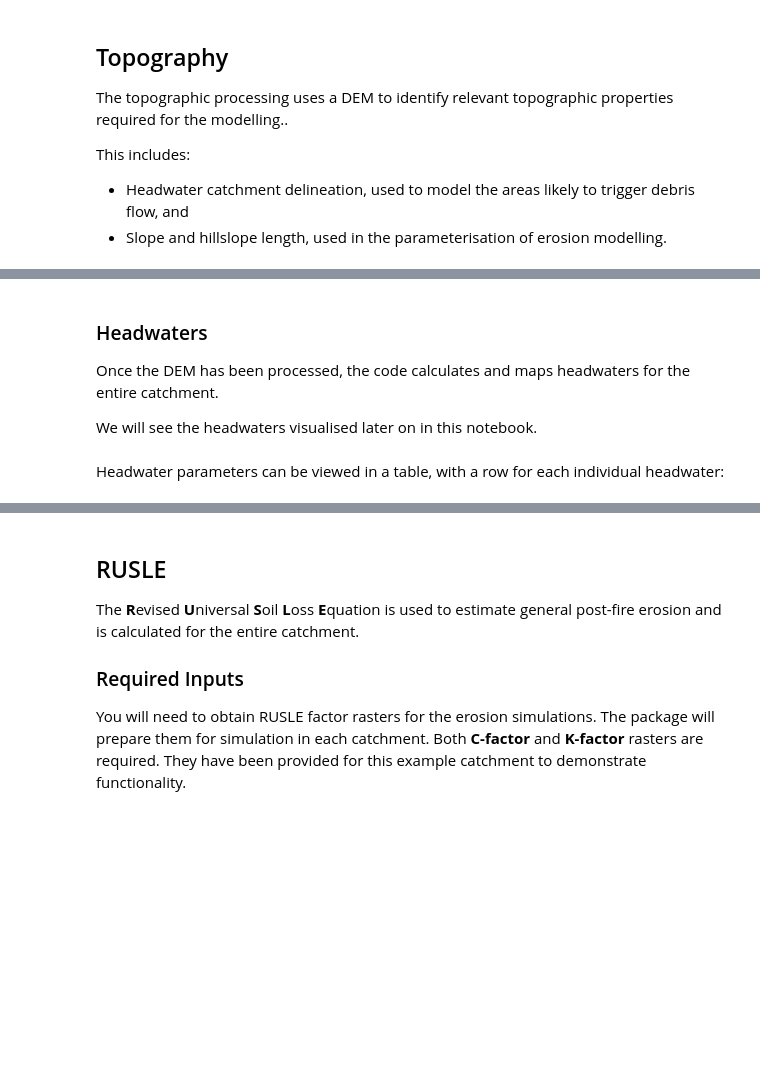
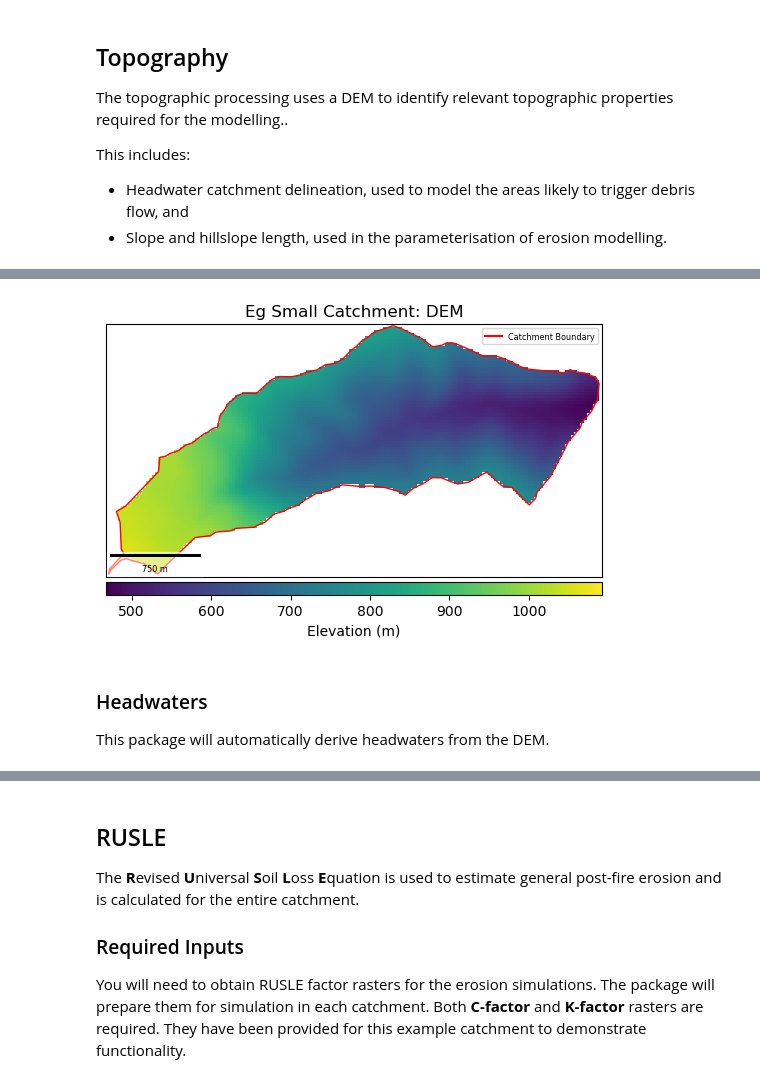
Before and after one commit to mosaic-insights/WaterRA_Bushfire_Modeling, a Jupyter notebook: examples/PrepareData.ipynb, the cells around one changed output, grey strips where cells are left out. Cells and saved outputs as stored; diff of their text form; code cells hidden in the pictures; blank space fills up the shorter version.

Commit message:
Update PreareData notebook in examples folder to match templates

```diff
--- a/examples/PrepareData.ipynb
+++ b/examples/PrepareData.ipynb
@@ -119,10 +160,9 @@ This includes:
 # %%
-# Point python to the DEM. For any case other than this example catchment, update the path to point to your actual DEM:
-DEM_FILENAME='..\\test_data\\example_dem.tif'
-
-# Extract the catchment only from the input DEM:
-topography.extract_catchment_dems(proj,DEM_FILENAME)
-# OR, download the 1-second DEM:
-#topography.extract_catchment_dems(proj, None)
+# If you have a specific DEM you want to use, point python to it.
+#We have a DEM for the example catchment included in the test date for this package.
+optional_DEM_filename = '..\\test_data\\example_dem.tif'
+# Get a DEM. To use your own DEM, replace None with the filename path:
+topography.extract_catchment_dems(proj,None)
 # Visualise the processed DEM:
 proj.plot_catchment_raster('Topography','DEM.tif')
+# %% [output]
@@ -129,11 +178,7 @@ proj.plot_catchment_raster('Topography','DEM.tif')
+[figure, added]
 # %% [markdown]
 ### Headwaters
-
-Once the DEM has been processed, the code calculates and maps headwaters for the entire catchment.
-
-We will see the headwaters visualised later on in this notebook.
+This package will automatically derive headwaters from the DEM.
-# %% [markdown]
-Headwater parameters can be viewed in a table, with a row for each individual headwater:
 # %%
 # Just call the extract_headwaters() method from the topography module:
 headwaters = topography.extract_headwaters(proj)
```
Also changed, not shown: parts of 31 cells of this notebook.
